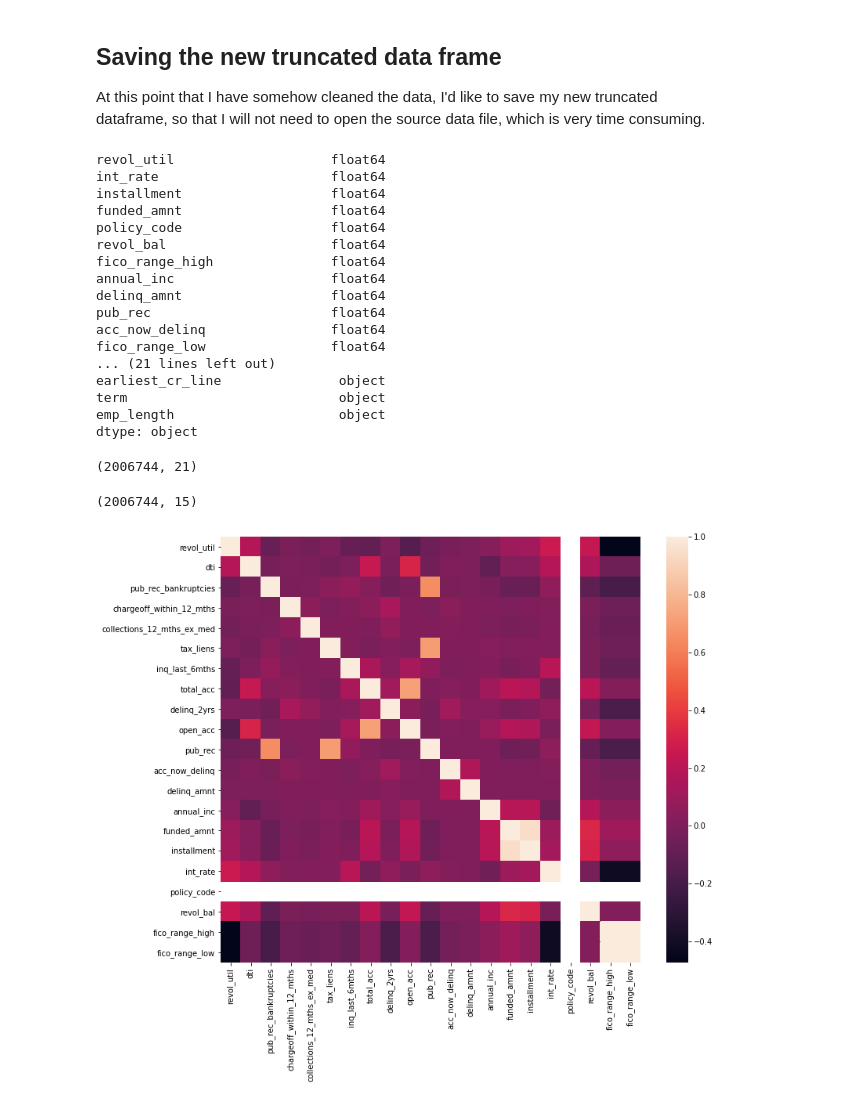
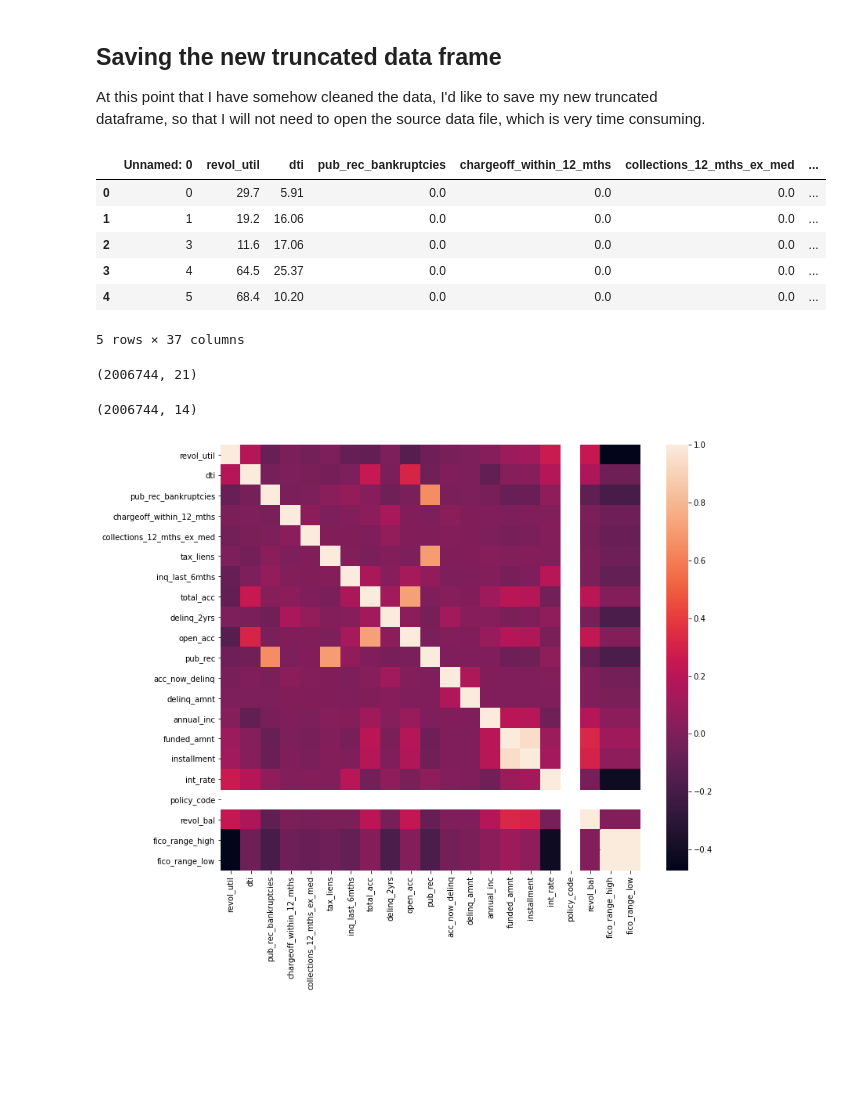
Before and after one commit to somayehY/SomayeYoussefi, a Jupyter notebook: LendingClub/LendingClub_DataWrangling.ipynb, the cells around one changed output. Drawn from its saved outputs; the diff is of its cells as text; code cells hidden in the pictures; blank space fills up the shorter version.

```diff
--- a/LendingClub/LendingClub_DataWrangling.ipynb
+++ b/LendingClub/LendingClub_DataWrangling.ipynb
@@ -255,26 +240,17 @@ At this point that I have somehow cleaned the data, I'd like to save my new trun
 
 SavePath = "C:\\Users\\somfl\\Documents\\Data Science Career Track\\LendingClub\\TruncatedData.csv"
 df.to_csv(SavePath, sep ='\t')
-# %%
-df.dtypes.sort_values()
-# %% [output]
-revol_util                    float64
-int_rate                      float64
-installment                   float64
-funded_amnt                   float64
-policy_code                   float64
-revol_bal                     float64
-fico_range_high               float64
-annual_inc                    float64
-delinq_amnt                   float64
-pub_rec                       float64
-acc_now_delinq                float64
-fico_range_low                float64
-... (21 lines left out)
-earliest_cr_line               object
-term                           object
-emp_length                     object
-dtype: object
+# %%
+df = pd.read_csv(SavePath, sep='\t')
+df.head()
+# %% [output]
+|  | Unnamed: 0 | revol_util | dti | pub_rec_bankruptcies | chargeoff_within_12_mths | collections_12_mths_ex_med | ... |
+| 0 | 0 | 29.7 | 5.91 | 0.0 | 0.0 | 0.0 | ... |
+| 1 | 1 | 19.2 | 16.06 | 0.0 | 0.0 | 0.0 | ... |
+| 2 | 3 | 11.6 | 17.06 | 0.0 | 0.0 | 0.0 | ... |
+| 3 | 4 | 64.5 | 25.37 | 0.0 | 0.0 | 0.0 | ... |
+| 4 | 5 | 68.4 | 10.20 | 0.0 | 0.0 | 0.0 | ... |
+5 rows × 37 columns
 # %%
 dffloat = df.select_dtypes(np.number)
 dffloat.shape
@@ -284,7 +260,7 @@ dffloat.shape
 dfobject = df.select_dtypes(object)
 dfobject.shape
 # %% [output]
-(2006744, 15)
+(2006744, 14)
 # %%
 # Show a seaborn heatmap of correlations in dffloat
 #I call pandas' `corr()` method on `dffloat` and pass that into `sns.heatmap`
```
Also changed, not shown: parts of 9 cells of this notebook.
